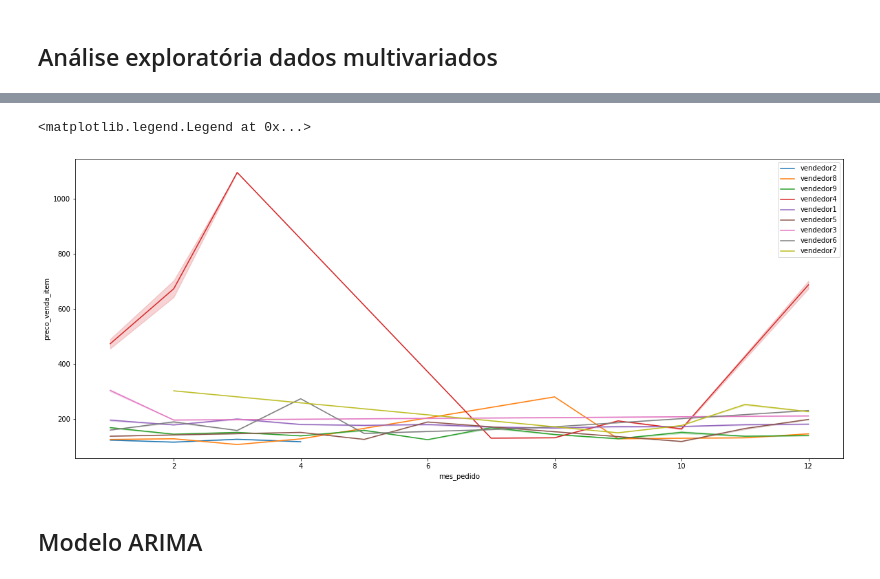
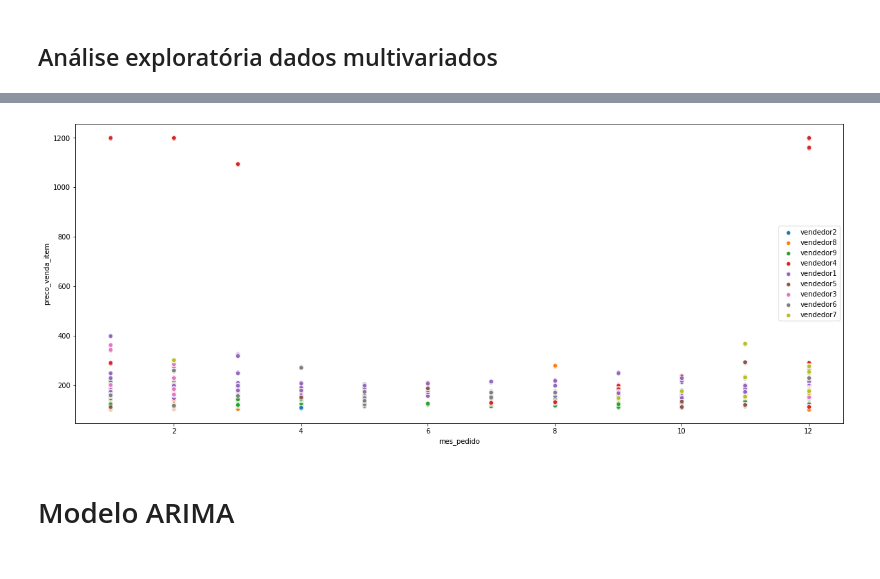
Before and after one commit to aime-n/anomaly-detection-arima, a Jupyter notebook: Aime_ConsultoriaEstatistica.ipynb, the cells around one changed output, grey strips where cells are left out. Drawn from its saved outputs; the diff is of its cells as text; code cells hidden in the pictures.

```diff
--- a/Aime_ConsultoriaEstatistica.ipynb
+++ b/Aime_ConsultoriaEstatistica.ipynb
@@ -292,0 +877,8 @@ sns.lineplot(x = 'data_aprovacao_pedido', y = 'preco_venda_item' ,data = df)
+# %%
+for vendedor in vendedores:
+  # df_ = df[df['id_seller'] == vendedor]
+  df_ = dfz_ids[vendedor]
+  # group_ = df_.groupby('data_aprovacao_pedido')['preco_venda_item'].mean()
+  df_.plot(style='.')
+
+  # group.plot(style='c.')
@@ -317,7 +1072,7 @@ f = plt.figure(figsize = (20,8))
 
 for vendedor in vendedores:
   f.add_subplot()
-  sns.lineplot(x = 'data_aprovacao_pedido', y = 'preco_venda_item',
+  sns.scatterplot(x = 'data_aprovacao_pedido', y = 'preco_venda_item',
                data= df[df['id_seller'] == vendedor])
 plt.legend(vendedores)
 # %% [output]
@@ -326,20 +1081,23 @@ plt.legend(vendedores)
 # %%
-#Série temporal do preço médio dos produtos dos vendedores, sem o vendedor 4
-vendedores = ['vendedor1','vendedor2','vendedor3','vendedor5','vendedor6','vendedor7','vendedor8','vendedor9']
+# #Série temporal do preço médio dos produtos dos vendedores, sem o vendedor 4
+# vendedores = ['vendedor1','vendedor2','vendedor3','vendedor5','vendedor6','vendedor7','vendedor8','vendedor9']
 
-plt.figure(figsize=(20,8))
+# fig = plt.figure(figsize=(20,8))
 
-for vendedor in vendedores:
-  plot_ = df[df['id_seller']==vendedor][['id_seller', 'data_aprovacao_pedido', 'preco_venda_item']]
-  plot_["data_aprovacao_pedido"] = pd.to_datetime(plot_["data_aprovacao_pedido"])
-  x = plot_.groupby('data_aprovacao_pedido')["preco_venda_item"].mean().index
-  y = plot_.groupby('data_aprovacao_pedido')["preco_venda_item"].mean()
-  plt.plot(x,y)
+# for vendedor in vendedores:
+#   plot_ = df[df['id_seller']==vendedor][['id_seller', 'data_aprovacao_pedido', 'preco_venda_item']]
+#   plot_["data_aprovacao_pedido"] = pd.to_datetime(plot_["data_aprovacao_pedido"])
+#   x = plot_.groupby('data_aprovacao_pedido')["preco_venda_item"].mean().index
+#   y = plot_.groupby('data_aprovacao_pedido')["preco_venda_item"].mean()
+#   plt.plot(x,y)
 
-plt.xlabel('Data de aprovação do pedido')
-plt.ylabel('Valor médio dos produtos vendidos')
-plt.title('Valor médio dos produtos vendido por cada vendedor')
+# plt.xlabel('Data de aprovação do pedido')
+# plt.ylabel('Valor médio dos produtos vendidos')
+# plt.title('Valor médio dos produtos vendido por cada vendedor')
 
-plt.legend(vendedores)
+# plt.legend(vendedores)
 
-plt.show()
+# fig.savefig('dataaprov_valormedio_vendedor.png', dpi=fig.dpi)
+
+
+# plt.show()
@@ -348,17 +1104,18 @@ plt.show()
 # %%
 vendedores = df['id_seller'].unique()
 
 f = plt.figure(figsize = (20,8))
 
 for vendedor in vendedores:
   f.add_subplot()
-  sns.lineplot(x = 'mes_pedido', y = 'preco_venda_item',
+  sns.scatterplot(x = 'mes_pedido', y = 'preco_venda_item',
                data= df[df['id_seller'] == vendedor])
 plt.legend(vendedores)
+
+f.savefig('mespedido_preco_vendedor.png', dpi=f.dpi)
 # %% [output]
-<matplotlib.legend.Legend at 0x...>
-[figure, old version]
+[figure, new version]
 # %%
 # TODO: preco de vendas mensais por vendedor em um plot 4*4
 # %% [markdown]
-## Modelo ARIMA
+# Modelo ARIMA
```
Also changed, not shown: parts of 177 cells of this notebook.
